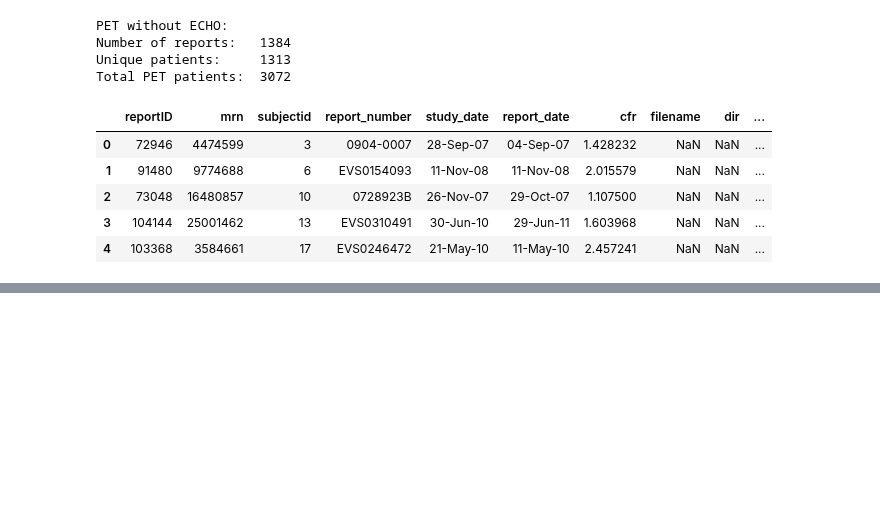
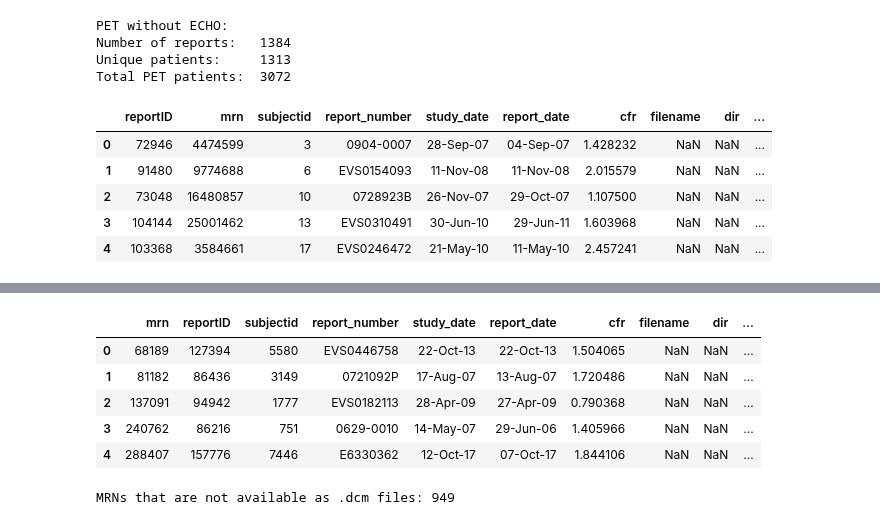
Before and after one commit to awerdich/werdich-cfr, a Jupyter notebook: notebooks/cfr_pet_patientmatch.ipynb, the cells around one changed output, grey strips where cells are left out. Saved outputs shown, nothing was run; the diff lists cells and outputs as text; code cells hidden in the pictures; blank space fills up the shorter version.

```diff
--- a/notebooks/cfr_pet_patientmatch.ipynb
+++ b/notebooks/cfr_pet_patientmatch.ipynb
@@ -113,0 +152,23 @@ pet_echo_nofiles.head()
+# %%
+#pet_echo_nofiles = pet_echo.loc[pet_echo.filename.isnull()].reset_index(drop = True)
+df_pet_echo_nodcm = pet_echo_nofiles_dcm.loc[pet_echo_nofiles_dcm.filename.isnull()].reset_index(drop=True)
+df_pet_echo_dcm = pet_echo_nofiles_dcm.loc[~pet_echo_nofiles_dcm.filename.isnull()].reset_index(drop=True)
+
+# Save those
+df_pet_echo_nodcm_file = 'echo_deIdentifyedEcho_BWH_nodcm.parquet'
+df_pet_echo_dcm_file = 'echo_deIdentifyedEcho_BWH_dcm.parquet'
+df_pet_echo_nodcm.to_parquet(os.path.join(cfr_data_root, df_pet_echo_nodcm_file))
+df_pet_echo_dcm.to_parquet(os.path.join(cfr_data_root, df_pet_echo_dcm_file))
+# %%
+df_pet_echo_nodcm.head()
+# %% [output]
+|  | mrn | reportID | subjectid | report_number | study_date | report_date | cfr | filename | dir | ... |
+| 0 | 68189 | 127394 | 5580 | EVS0446758 | 22-Oct-13 | 22-Oct-13 | 1.504065 | NaN | NaN | ... |
+| 1 | 81182 | 86436 | 3149 | 0721092P | 17-Aug-07 | 13-Aug-07 | 1.720486 | NaN | NaN | ... |
+| 2 | 137091 | 94942 | 1777 | EVS0182113 | 28-Apr-09 | 27-Apr-09 | 0.790368 | NaN | NaN | ... |
+| 3 | 240762 | 86216 | 751 | 0629-0010 | 14-May-07 | 29-Jun-06 | 1.405966 | NaN | NaN | ... |
+| 4 | 288407 | 157776 | 7446 | E6330362 | 12-Oct-17 | 07-Oct-17 | 1.844106 | NaN | NaN | ... |
+# %%
+print('MRNs that are not available as .dcm files: {}'.format(len(df_pet_echo_nodcm.mrn.unique())))
+# %% [output]
+MRNs that are not available as .dcm files: 949
```
Also changed, not shown: parts of 7 cells of this notebook, 2 other files.
